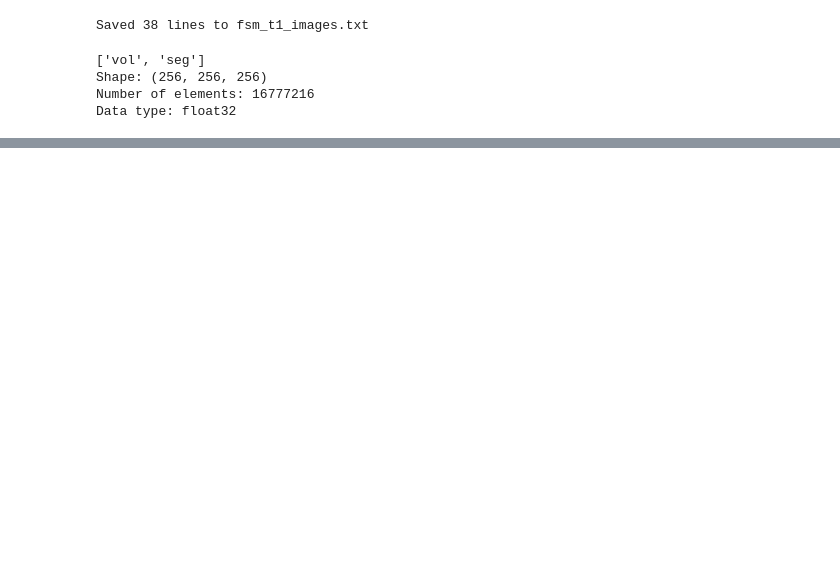
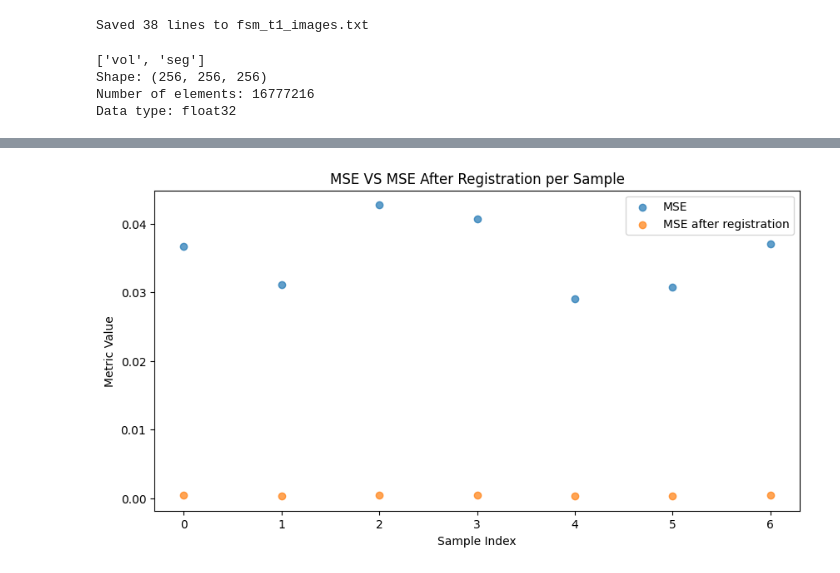
Before and after one commit to natamendelson/voxelmorph_extension_DL, a Jupyter notebook: main/get_started.ipynb, the cells around one changed output, grey strips where cells are left out. Cells and saved outputs as stored; diff of their text form; code cells hidden in the pictures; blank space fills up the shorter version.

```diff
--- a/main/get_started.ipynb
+++ b/main/get_started.ipynb
@@ -51,0 +163,16 @@ registration
+# %%
+output_dir = data_dir / "warped_results"
+output_dir.mkdir(exist_ok=True)
+results = []
+
+for j, (moving_file, fixed_file) in enumerate(pairs, start=1):
+    moving_name = moving_file.stem
+    fixed_name = fixed_file.stem
+    output_file = output_dir / f"warped_{moving_name}_{fixed_name}.npz"
+
+    %run -i ../scripts/register.py --moving {fixed_file} --fixed {moving_file} --moved {output_file} --model ../models/0002.pt --gpu 0
+
+    print(f"saved: {output_file}")
+    results.append((moving_file, fixed_file, output_file))
+    if j == 7:  # just for now, doesn't want long run
+        break
@@ -94,2 +321,17 @@ inference
+# %%
+import matplotlib.pyplot as plt
+
+indices = list(range(len(MSE)))
+
+plt.figure(figsize=(10,5))
+plt.scatter(indices, MSE, label='MSE', alpha=0.7)
+plt.scatter(indices, MSE_after_reg, label='MSE after registration', alpha=0.7)
+plt.xlabel('Sample Index')
+plt.ylabel('Metric Value')
+plt.title('MSE VS MSE After Registration per Sample')
+plt.legend()
+plt.show()
+# %% [output]
+[figure, added]
 # %%
 %./scripts/tf/test.py --model model.h5 --atlas atlas.npz --scans scan01.npz scan02.npz scan03.npz --labels labels.npz
```
Also changed, not shown: parts of 28 cells of this notebook, 2 other files.
